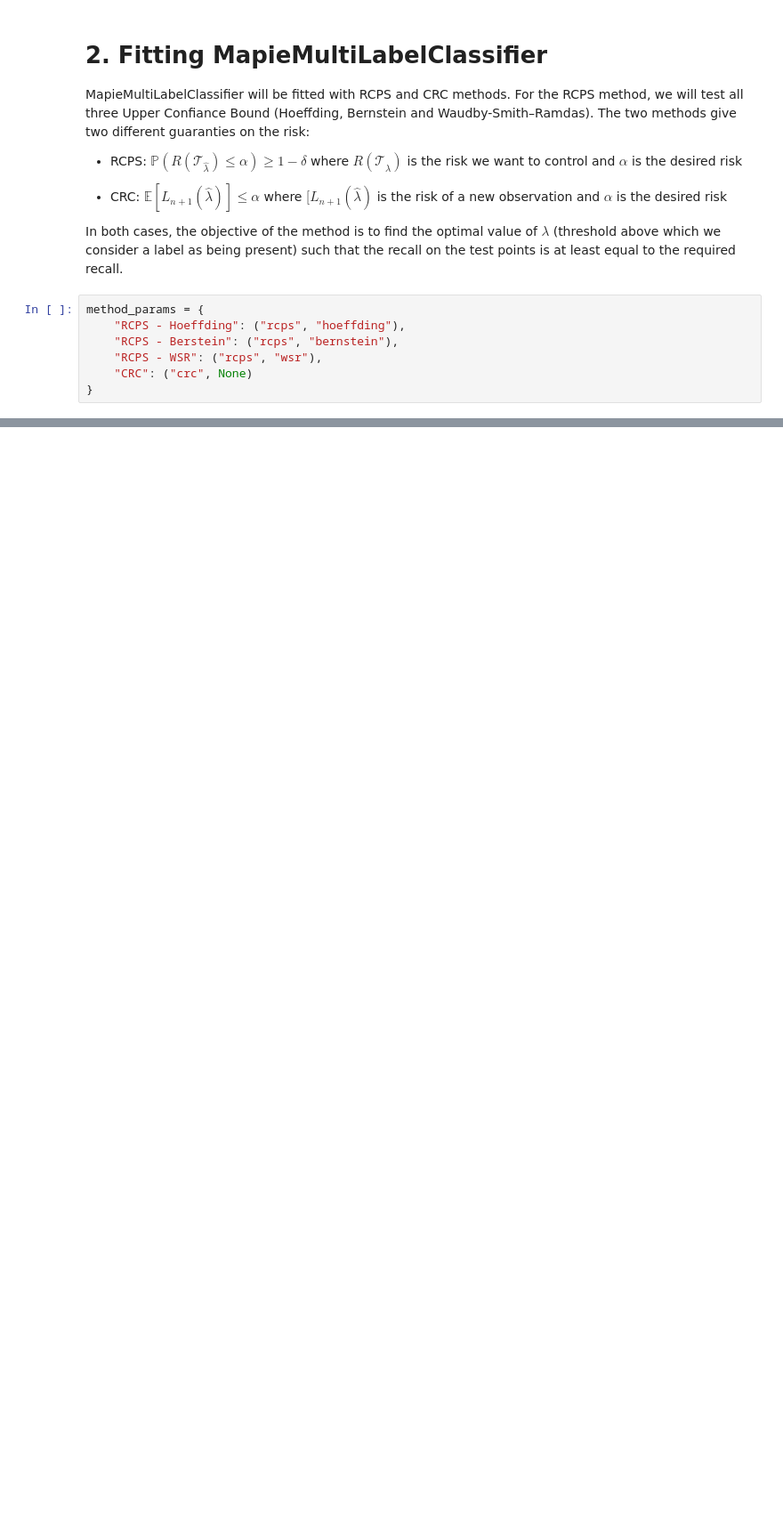
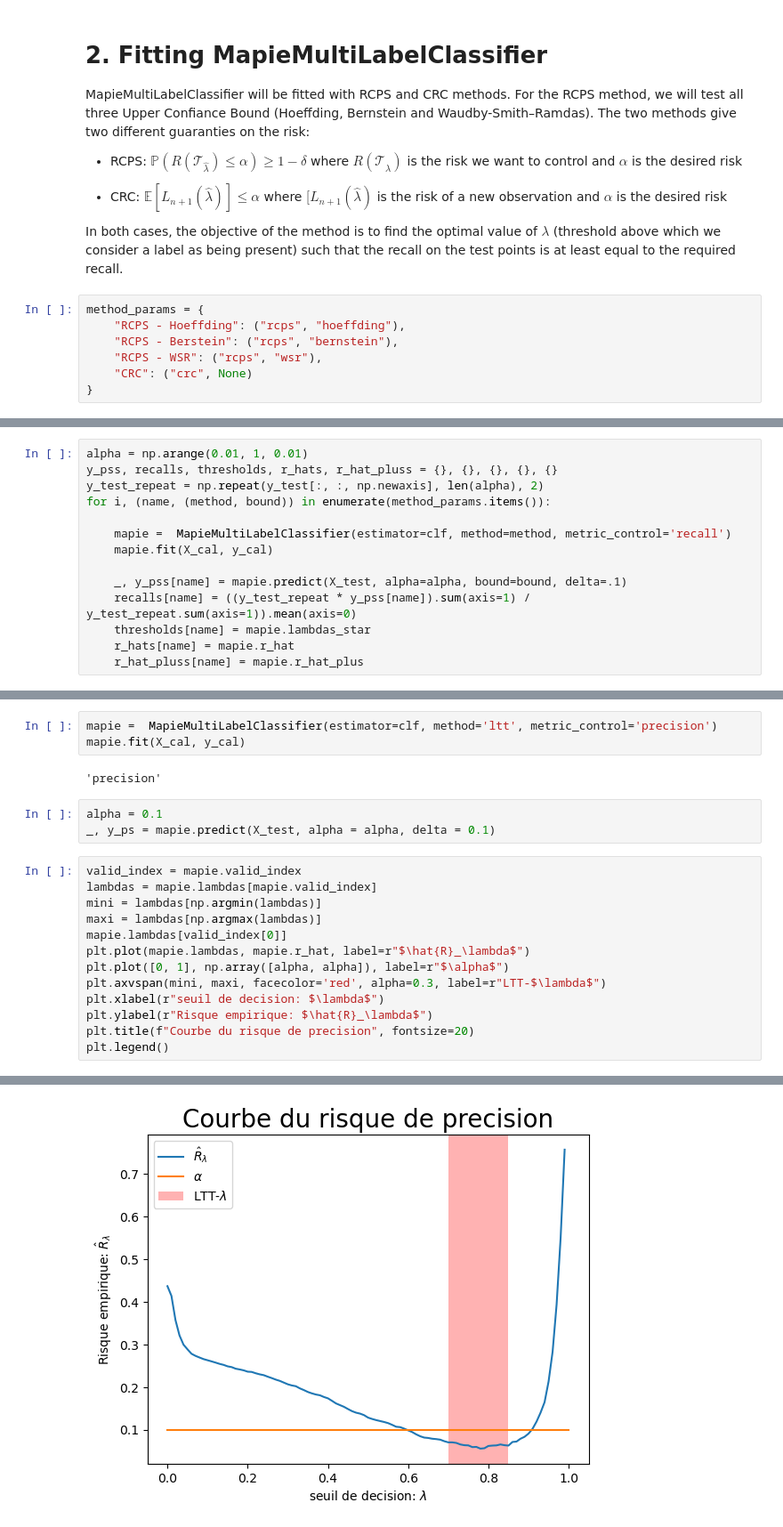
Before and after one commit to scikit-learn-contrib/MAPIE, a Jupyter notebook: notebooks/classification/tutorial_multilabel_classification.ipynb, the cells around one changed output, grey strips where cells are left out. Shown at 89% size. Cells and saved outputs as stored; diff of their text form; blank space fills up the shorter version.

```diff
--- a/notebooks/classification/tutorial_multilabel_classification.ipynb
+++ b/notebooks/classification/tutorial_multilabel_classification.ipynb
@@ -163,0 +104,14 @@ for i, (name, (method, bound)) in enumerate(method_params.items()):
+# %%
+alpha = np.arange(0.01, 1, 0.01)
+y_pss, recalls, thresholds, r_hats, r_hat_pluss = {}, {}, {}, {}, {}
+y_test_repeat = np.repeat(y_test[:, :, np.newaxis], len(alpha), 2)
+for i, (name, (method, bound)) in enumerate(method_params.items()):
+
+    mapie =  MapieMultiLabelClassifier(estimator=clf, method=method, metric_control='recall')
+    mapie.fit(X_cal, y_cal)
+
+    _, y_pss[name] = mapie.predict(X_test, alpha=alpha, bound=bound, delta=.1)
+    recalls[name] = ((y_test_repeat * y_pss[name]).sum(axis=1) / y_test_repeat.sum(axis=1)).mean(axis=0)
+    thresholds[name] = mapie.lambdas_star
+    r_hats[name] = mapie.r_hat
+    r_hat_pluss[name] = mapie.r_hat_plus
@@ -163,0 +173,22 @@ for i, (name, (method, bound)) in enumerate(method_params.items()):
+# %%
+mapie =  MapieMultiLabelClassifier(estimator=clf, method='ltt', metric_control='precision')
+mapie.fit(X_cal, y_cal)
+# %% [output]
+'precision'
+# %%
+alpha = 0.1
+_, y_ps = mapie.predict(X_test, alpha = alpha, delta = 0.1)
+# %%
+valid_index = mapie.valid_index
+lambdas = mapie.lambdas[mapie.valid_index]
+mini = lambdas[np.argmin(lambdas)]
+maxi = lambdas[np.argmax(lambdas)]
+mapie.lambdas[valid_index[0]]
+plt.plot(mapie.lambdas, mapie.r_hat, label=r"$\hat{R}_\lambda$")
+plt.plot([0, 1], np.array([alpha, alpha]), label=r"$\alpha$")
+plt.axvspan(mini, maxi, facecolor='red', alpha=0.3, label=r"LTT-$\lambda$")
+plt.xlabel(r"seuil de decision: $\lambda$")
+plt.ylabel(r"Risque empirique: $\hat{R}_\lambda$")
+plt.title(f"Courbe du risque de precision", fontsize=20)
+plt.legend()
+# %% [output]
@@ -163,0 +197 @@ for i, (name, (method, bound)) in enumerate(method_params.items()):
+[figure, added]
```
Also changed, not shown: parts of 10 cells of this notebook.
